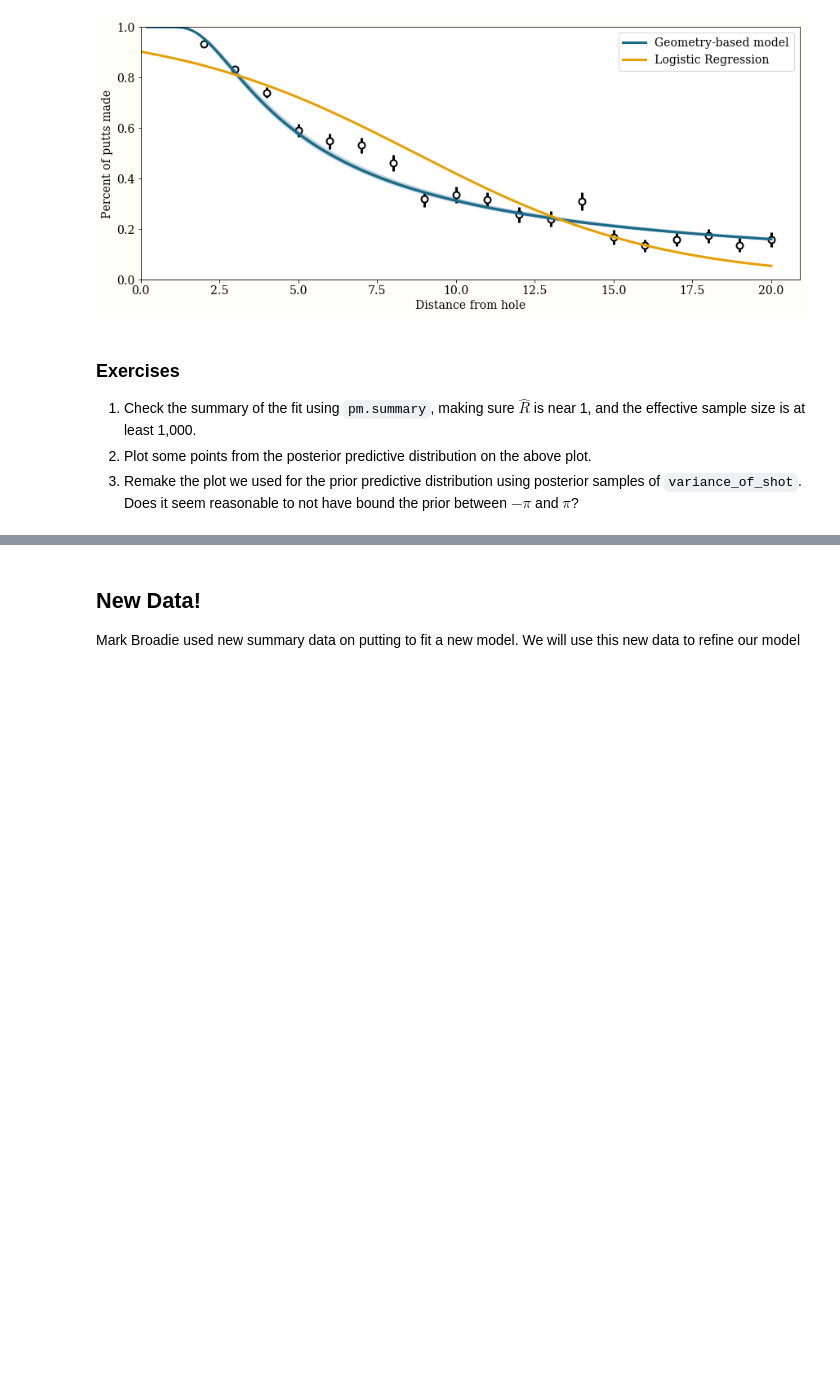
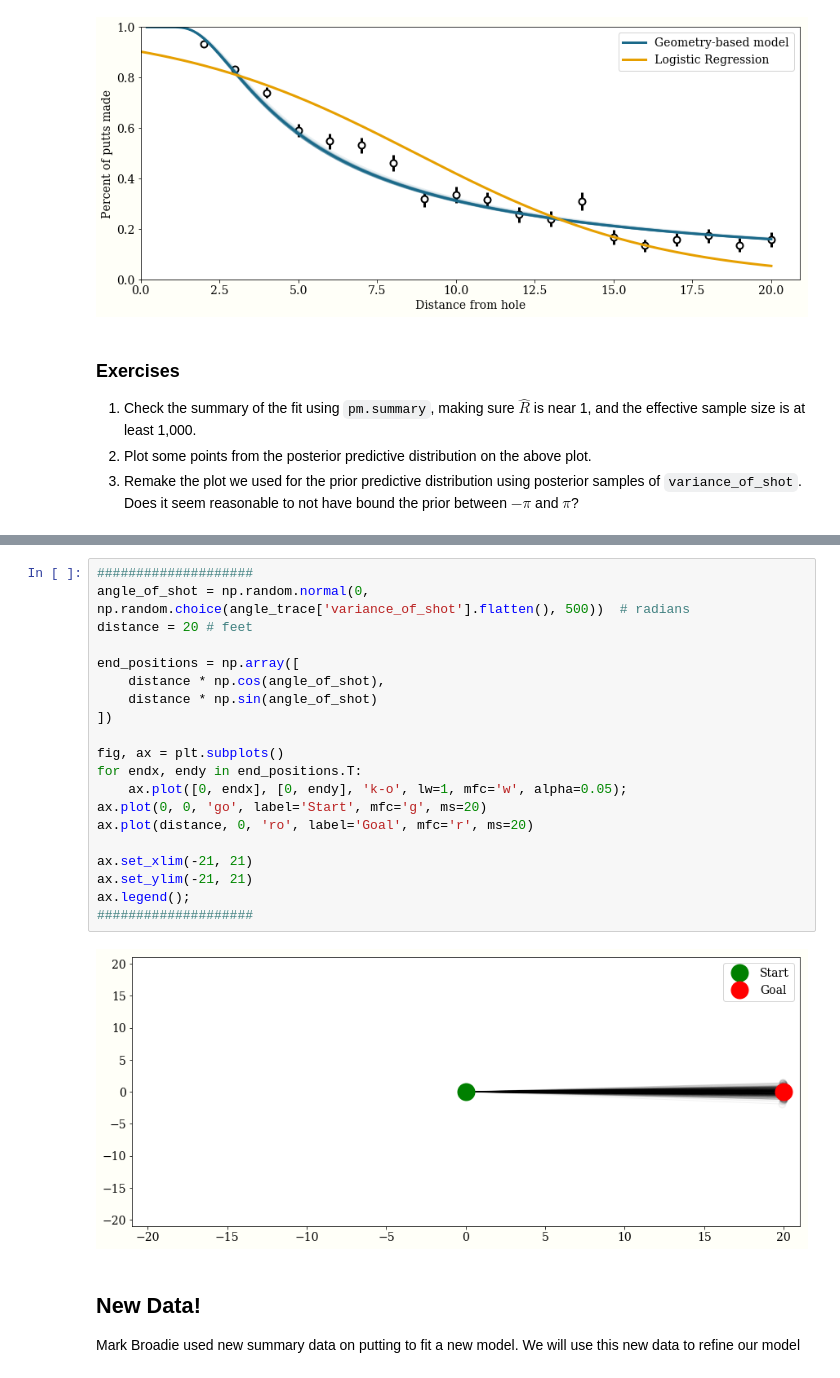
Before and after one commit to fonnesbeck/Bayes_Computing_Course, a Jupyter notebook: notebooks/Section3_1-Workflow.ipynb, the cells around one changed output, grey strips where cells are left out. Cells and saved outputs as stored; diff of their text form; blank space fills up the shorter version.

```diff
--- a/notebooks/Section3_1-Workflow.ipynb
+++ b/notebooks/Section3_1-Workflow.ipynb
@@ -291,3 +328,25 @@ ax.legend();
+# %%
+####################
+angle_of_shot = np.random.normal(0, np.random.choice(angle_trace['variance_of_shot'].flatten(), 500))  # radians
+distance = 20 # feet
+
+end_positions = np.array([
+    distance * np.cos(angle_of_shot),
+    distance * np.sin(angle_of_shot)
+])
+
+fig, ax = plt.subplots()
+for endx, endy in end_positions.T:
+    ax.plot([0, endx], [0, endy], 'k-o', lw=1, mfc='w', alpha=0.05);
+ax.plot(0, 0, 'go', label='Start', mfc='g', ms=20)
+ax.plot(distance, 0, 'ro', label='Goal', mfc='r', ms=20)
+
+ax.set_xlim(-21, 21)
+ax.set_ylim(-21, 21)
+ax.legend();
+####################
+# %% [output]
+[figure, added]
 # %% [markdown]
 ## New Data!
 
```
Also changed, not shown: parts of 21 cells of this notebook, 1 other file.
